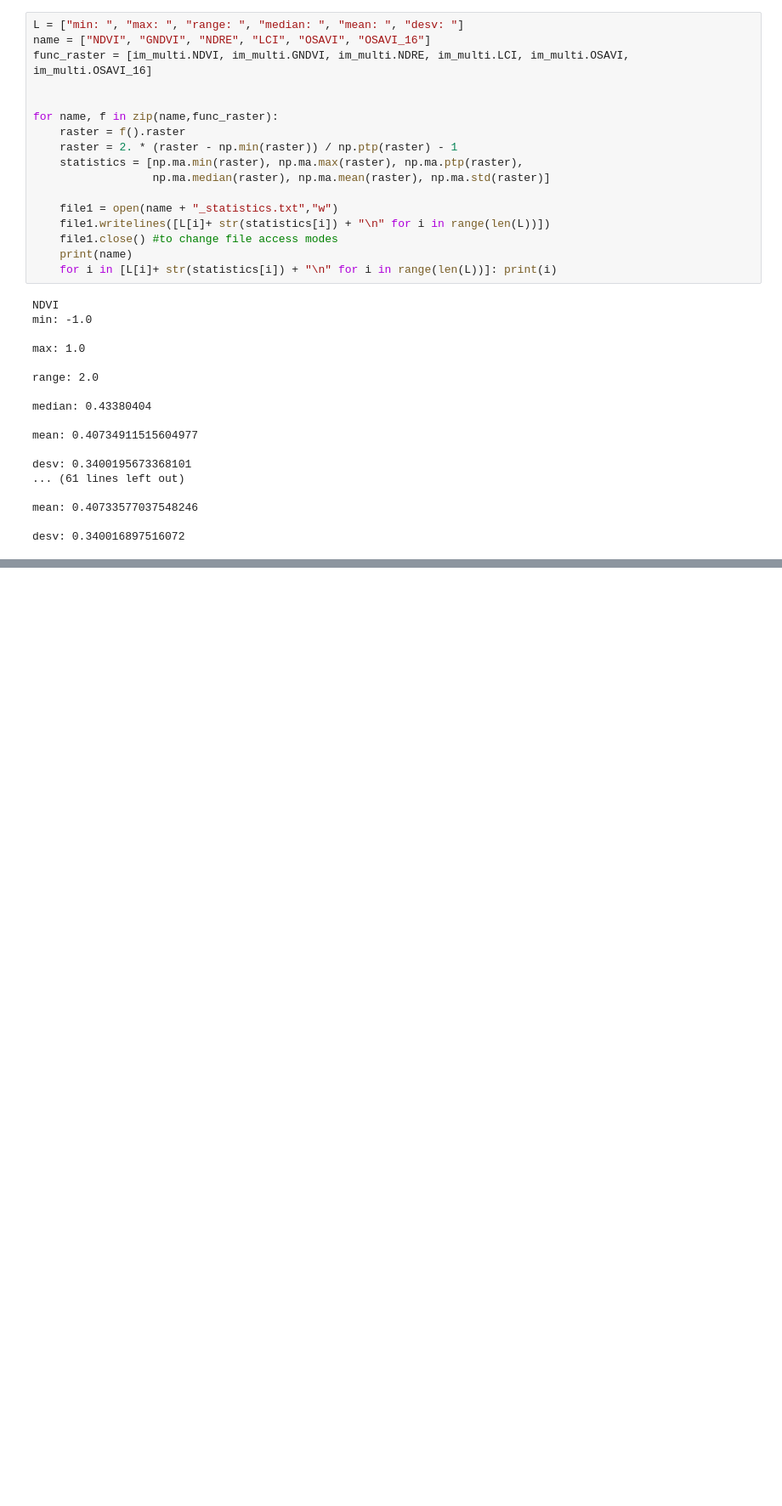
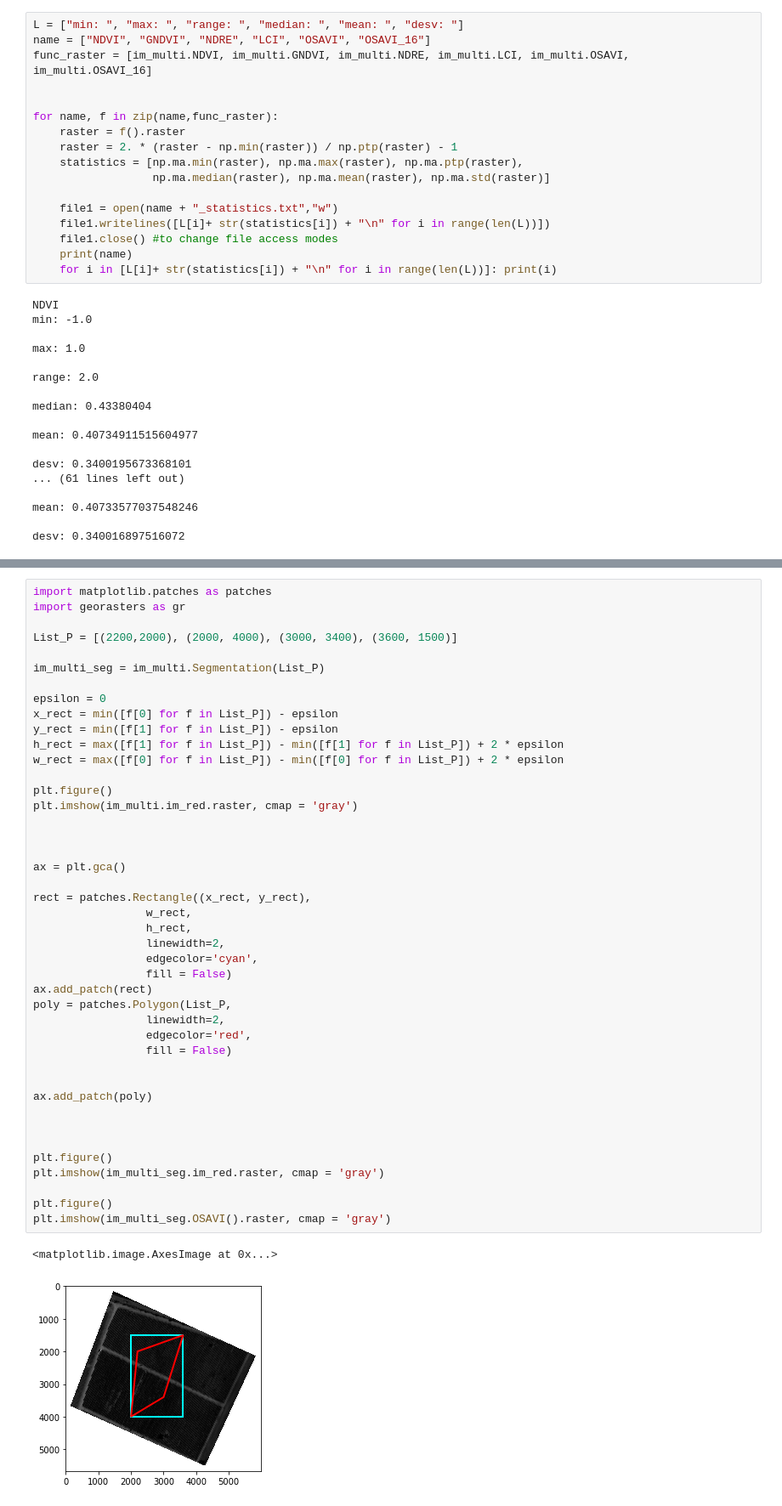
Before and after one commit to RentadroneCL/AI-Agro, a Jupyter notebook: Prueba.ipynb, the cells around one changed output, grey strips where cells are left out. Shown at 85% size. Cells and saved outputs as stored; diff of their text form; blank space fills up the shorter version.

```diff
--- a/Prueba.ipynb
+++ b/Prueba.ipynb
@@ -183,0 +267,46 @@ desv: 0.340016897516072
+# %%
+import matplotlib.patches as patches
+import georasters as gr
+
+List_P = [(2200,2000), (2000, 4000), (3000, 3400), (3600, 1500)]
+
+im_multi_seg = im_multi.Segmentation(List_P)
+
+epsilon = 0
+x_rect = min([f[0] for f in List_P]) - epsilon
+y_rect = min([f[1] for f in List_P]) - epsilon
+h_rect = max([f[1] for f in List_P]) - min([f[1] for f in List_P]) + 2 * epsilon
+w_rect = max([f[0] for f in List_P]) - min([f[0] for f in List_P]) + 2 * epsilon
+
+plt.figure()
+plt.imshow(im_multi.im_red.raster, cmap = 'gray')
+
+
+
+ax = plt.gca()
+
+rect = patches.Rectangle((x_rect, y_rect),
+                 w_rect,
+                 h_rect,
+                 linewidth=2,
+                 edgecolor='cyan',
+                 fill = False)
+ax.add_patch(rect)
+poly = patches.Polygon(List_P,
+                 linewidth=2,
+                 edgecolor='red',
+                 fill = False)
+
+
+ax.add_patch(poly)
+
+
+
+plt.figure()
+plt.imshow(im_multi_seg.im_red.raster, cmap = 'gray')
+
+plt.figure()
+plt.imshow(im_multi_seg.OSAVI().raster, cmap = 'gray')
+# %% [output]
+<matplotlib.image.AxesImage at 0x...>
+[figure, added]
```
Also changed, not shown: parts of 7 cells of this notebook, 1 other file.
